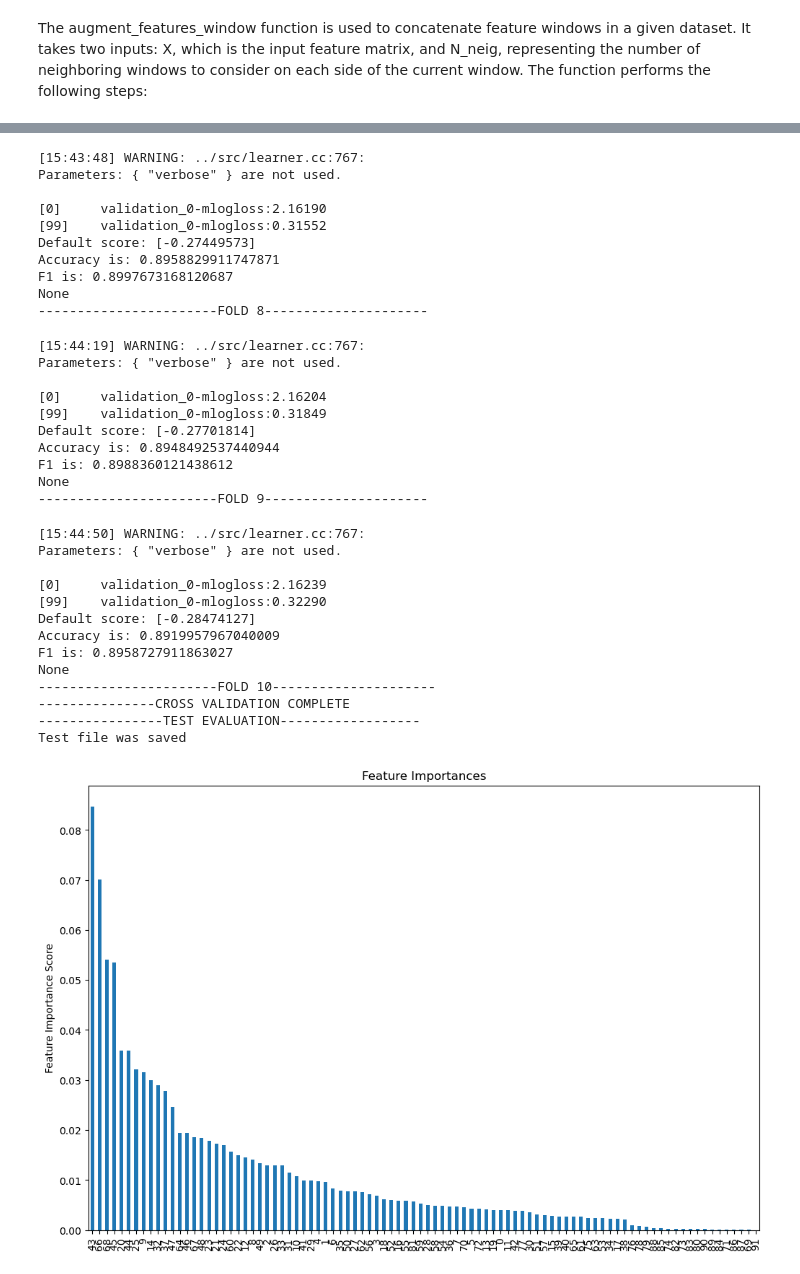
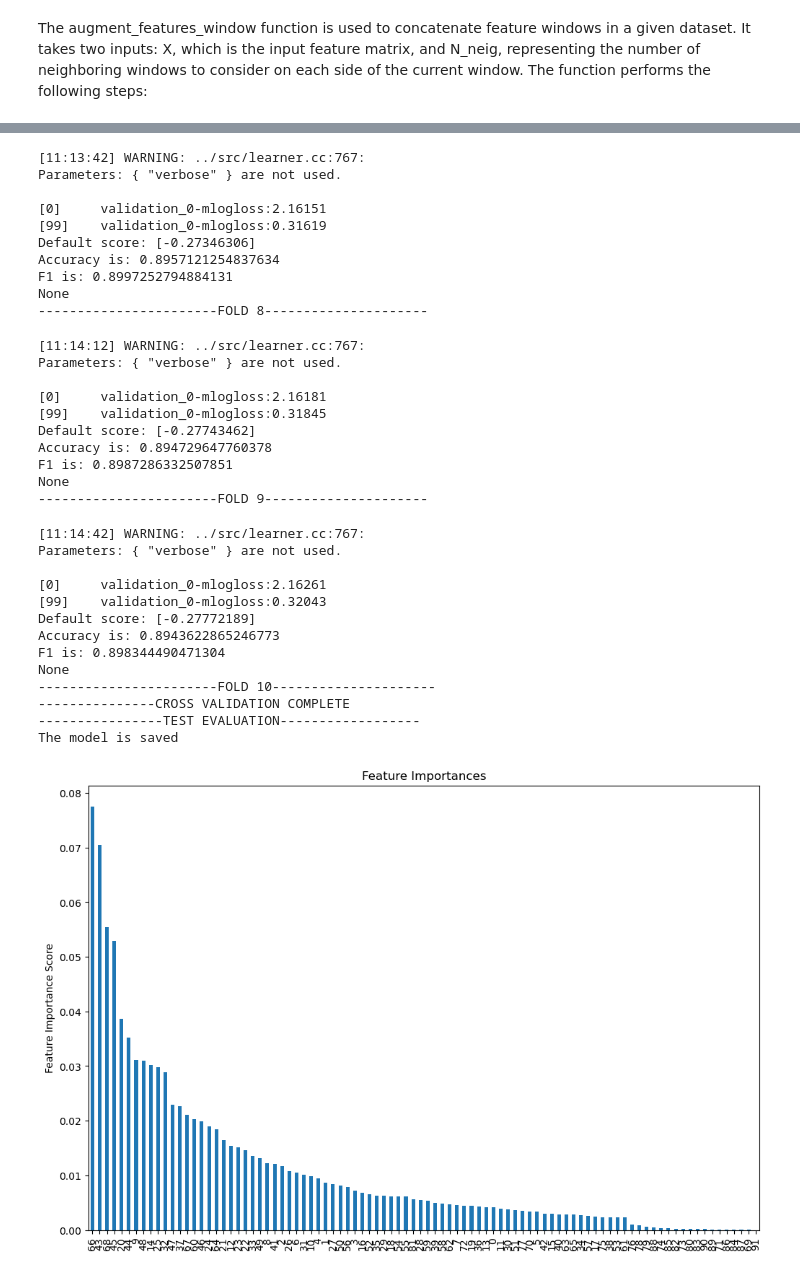
Before and after one commit to hyonbokan/lithology-identification-fl, a Jupyter notebook: XGBoost/train.ipynb, the cells around one changed output, grey strips where cells are left out. Drawn from its saved outputs; the diff is of its cells as text; code cells hidden in the pictures.

Commit message:
update xgboost test results

```diff
--- a/XGBoost/train.ipynb
+++ b/XGBoost/train.ipynb
@@ -171,9 +171,9 @@ class Model():
         self.test = test
 
 
-    def __call__(self, plot = True, save_file = True):
+    def __call__(self, plot = True):
 
-      return self.fit(plot, save_file)
+      return self.fit(plot)
 
     def preprocess(self, train, test):
 
@@ -273,7 +273,7 @@ class Model():
         return traindata1, testdata1, lithology1, lithology_numbers
 
 
-    def fit(self, plot, save_file):
+    def fit(self, plot):
 
       '''
       method to train model and make predictions
@@ -322,11 +322,9 @@ class Model():
 
       if plot: self.plot_feat_imp(model)
 
-      if save_file:
-        category_to_lithology = {y:x for x,y in lithology_numbers.items()}
-        test_prediction = np.vectorize(category_to_lithology.get)(open_test)
-        np.savetxt(PWD + 'saved_test.csv', test_prediction, header='lithology', fmt='%i')
-        print(f'Test file was saved at {PWD}')
+      pickle.dump(model, open('xgboost_model.pkl', 'wb'))
+      print('The model is saved')
+
 
       return open_test, model, lithology_numbers
 
@@ -338,8 +336,8 @@ class Model():
         plt.ylabel('Feature Importance Score')
 # %%
 #To train model and make prediction
-func_= Model(train, test)
-prediction, model, redundant = func_()
+xgboost = Model(train, test)
+prediction, model, redundant = xgboost()
 # %% [output]
 shape of concatenated dataframe before dropping columns (1307297, 29)
 shape of dataframe after dropping columns (1307297, 24)
@@ -420,39 +418,39 @@ F1 is: 0.8988063631934639
 None
 -----------------------FOLD 7---------------------
-[15:43:48] WARNING: ../src/learner.cc:767:
+[11:13:42] WARNING: ../src/learner.cc:767:
 Parameters: { "verbose" } are not used.
 
-[0]     validation_0-mlogloss:2.16190
-[99]    validation_0-mlogloss:0.31552
-Default score: [-0.27449573]
-Accuracy is: 0.8958829911747871
-F1 is: 0.8997673168120687
+[0]     validation_0-mlogloss:2.16151
+[99]    validation_0-mlogloss:0.31619
+Default score: [-0.27346306]
+Accuracy is: 0.8957121254837634
+F1 is: 0.8997252794884131
 None
 -----------------------FOLD 8---------------------
-[15:44:19] WARNING: ../src/learner.cc:767:
+[11:14:12] WARNING: ../src/learner.cc:767:
 Parameters: { "verbose" } are not used.
 
-[0]     validation_0-mlogloss:2.16204
-[99]    validation_0-mlogloss:0.31849
-Default score: [-0.27701814]
-Accuracy is: 0.8948492537440944
-F1 is: 0.8988360121438612
+[0]     validation_0-mlogloss:2.16181
+[99]    validation_0-mlogloss:0.31845
+Default score: [-0.27743462]
+Accuracy is: 0.894729647760378
+F1 is: 0.8987286332507851
 None
 -----------------------FOLD 9---------------------
-[15:44:50] WARNING: ../src/learner.cc:767:
+[11:14:42] WARNING: ../src/learner.cc:767:
 Parameters: { "verbose" } are not used.
 
-[0]     validation_0-mlogloss:2.16239
-[99]    validation_0-mlogloss:0.32290
-Default score: [-0.28474127]
-Accuracy is: 0.8919957967040009
-F1 is: 0.8958727911863027
+[0]     validation_0-mlogloss:2.16261
+[99]    validation_0-mlogloss:0.32043
+Default score: [-0.27772189]
+Accuracy is: 0.8943622865246773
+F1 is: 0.898344490471304
 None
 -----------------------FOLD 10---------------------
 ---------------CROSS VALIDATION COMPLETE
 ----------------TEST EVALUATION------------------
-Test file was saved
+The model is saved
-[figure, old version]
+[figure, new version]
 # %%
 # Prediction of the model above
 prediction
```
Also changed, not shown: parts of 11 cells of this notebook, 1 other file.
